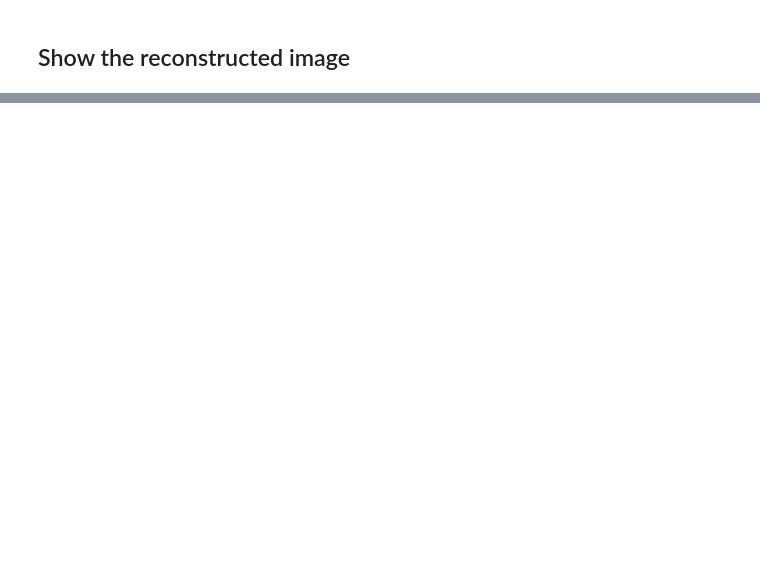
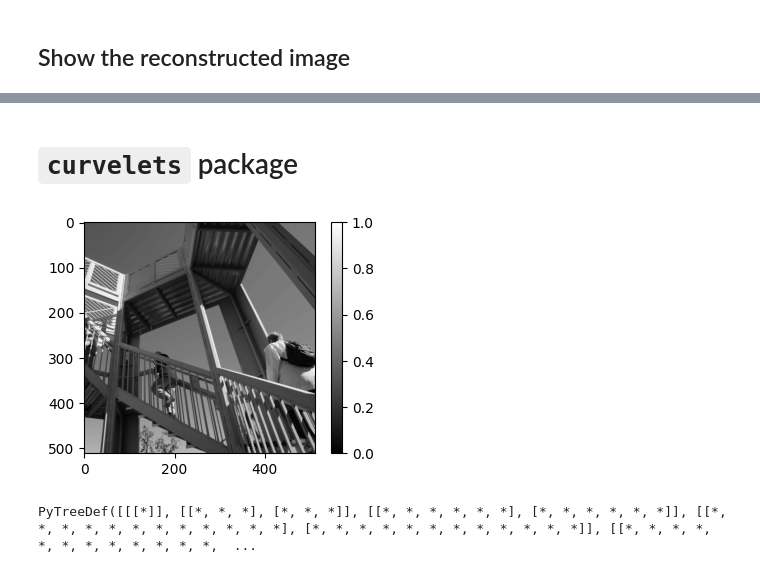
Before and after one commit to maxecharles/dorito_notebooks, a Jupyter notebook: curvelets.ipynb, the cells around one changed output, grey strips where cells are left out. Drawn from its saved outputs; the diff is of its cells as text; code cells hidden in the pictures; blank space fills up the shorter version.

```diff
--- a/curvelets.ipynb
+++ b/curvelets.ipynb
@@ -167,0 +146,12 @@ MSE = 2.505679110188739e-32
+# %% [markdown]
+# `curvelets` package
+# %%
+lena_img = scipy.datasets.ascent() / 255.0
+# lena_img = dlu.downsample(lena_img, 2)
+
+plt.figure(figsize=(4, 3))
+plt.imshow(lena_img, cmap="gray")
+plt.colorbar()
+plt.show()
+# %% [output]
+[figure, added]
@@ -167,0 +166,7 @@ MSE = 2.505679110188739e-32
+# %%
+from jax import tree_util
+
+tree = y
+print(tree_util.tree_structure(tree))
+# %% [output]
+PyTreeDef([[[*]], [[*, *, *], [*, *, *]], [[*, *, *, *, *, *], [*, *, *, *, *, *]], [[*, *, *, *, *, *, *, *, *, *, *, *], [*, *, *, *, *, *, *, *, *, *, *, *]], [[*, *, *, *, *, *, *, *, *, *, *, *,  ...
```
Also changed, not shown: parts of 10 cells of this notebook, 1 other file.
